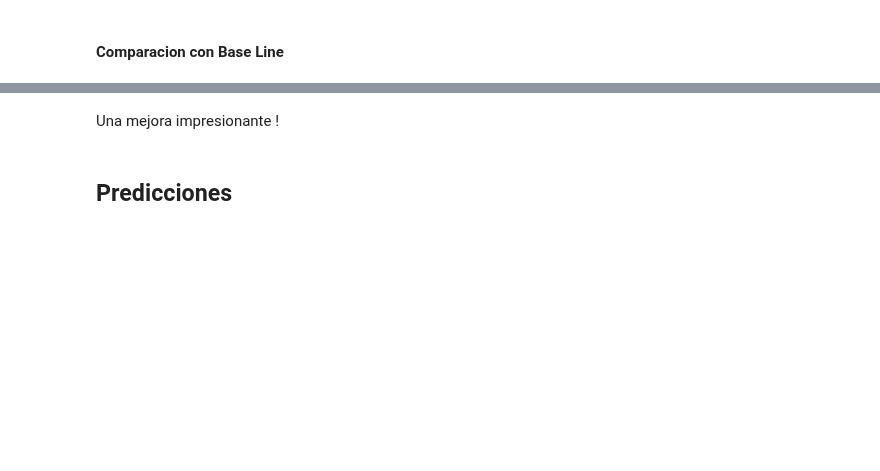
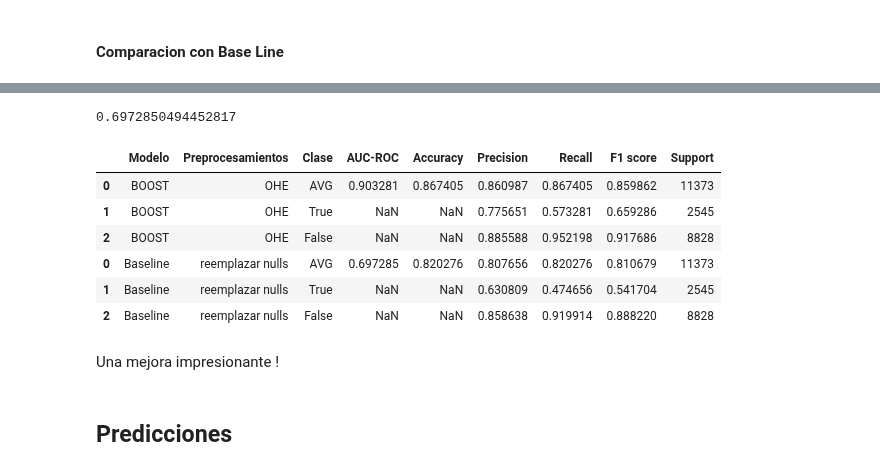
Before and after one commit to NicolasEzequielZulaicaRivera/OD_TPS, a Jupyter notebook: TP2/entrega.ipynb, the cells around one changed output, grey strips where cells are left out. Saved outputs shown, nothing was run; the diff lists cells and outputs as text; code cells hidden in the pictures; blank space fills up the shorter version.

```diff
--- a/TP2/entrega.ipynb
+++ b/TP2/entrega.ipynb
@@ -221,12 +229,22 @@ def baseline(df):
     return df.apply(funcion_baseline, axis=1)
 # %%
 pred = baseline(df_feat_base)
-prob = pred_b.replace({True:80,False:20})
-pdf = score2( "Baseline", "reemplazar nulls", df_targ, pred, prob[:,1] )
+prob = pred.replace({True:80,False:20})
+pdf = score2( "Baseline", "reemplazar nulls", df_targ, pred, prob )
 predictions = predictions.append( pdf )
 pdf['AUC-ROC'][0]
+# %% [output]
+0.6972850494452817
 # %%
-predictions
+predictions.tail(6)
+# %% [output]
+|  | Modelo | Preprocesamientos | Clase | AUC-ROC | Accuracy | Precision | Recall | F1 score | Support |
+| 0 | BOOST | OHE | AVG | 0.903281 | 0.867405 | 0.860987 | 0.867405 | 0.859862 | 11373 |
+| 1 | BOOST | OHE | True | NaN | NaN | 0.775651 | 0.573281 | 0.659286 | 2545 |
+| 2 | BOOST | OHE | False | NaN | NaN | 0.885588 | 0.952198 | 0.917686 | 8828 |
+| 0 | Baseline | reemplazar nulls | AVG | 0.697285 | 0.820276 | 0.807656 | 0.820276 | 0.810679 | 11373 |
+| 1 | Baseline | reemplazar nulls | True | NaN | NaN | 0.630809 | 0.474656 | 0.541704 | 2545 |
+| 2 | Baseline | reemplazar nulls | False | NaN | NaN | 0.858638 | 0.919914 | 0.888220 | 8828 |
 # %% [markdown]
 Una mejora impresionante !
 # %% [markdown]
```
Also changed, not shown: parts of 11 cells of this notebook, 12 other files.
